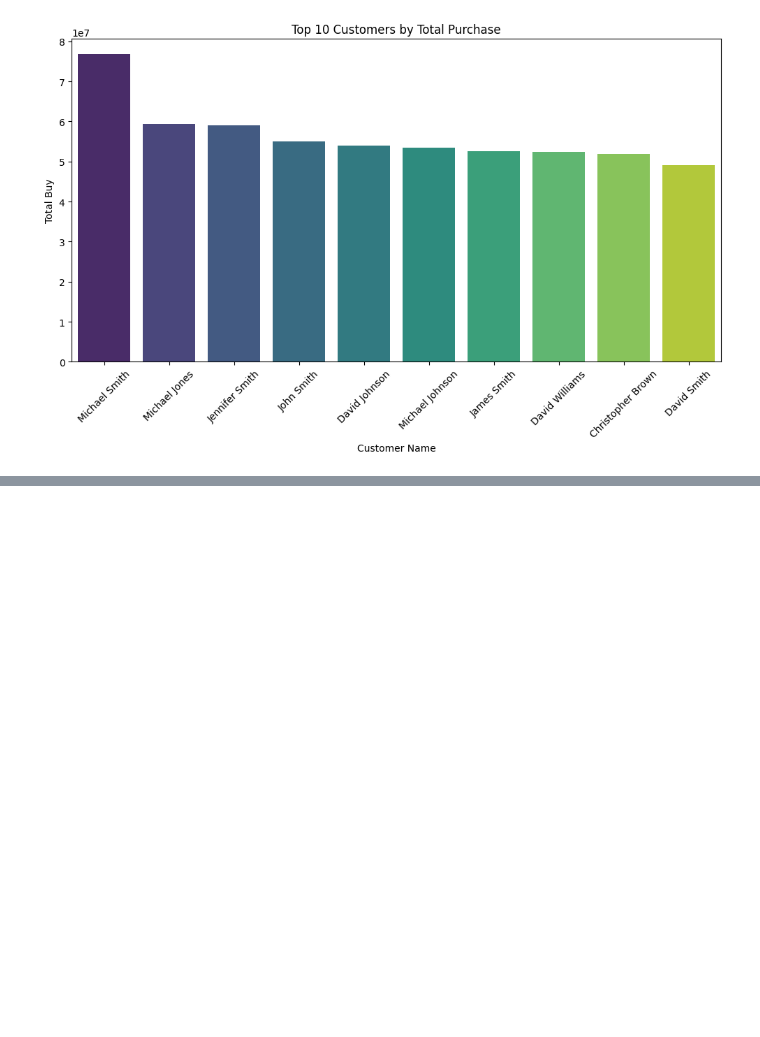
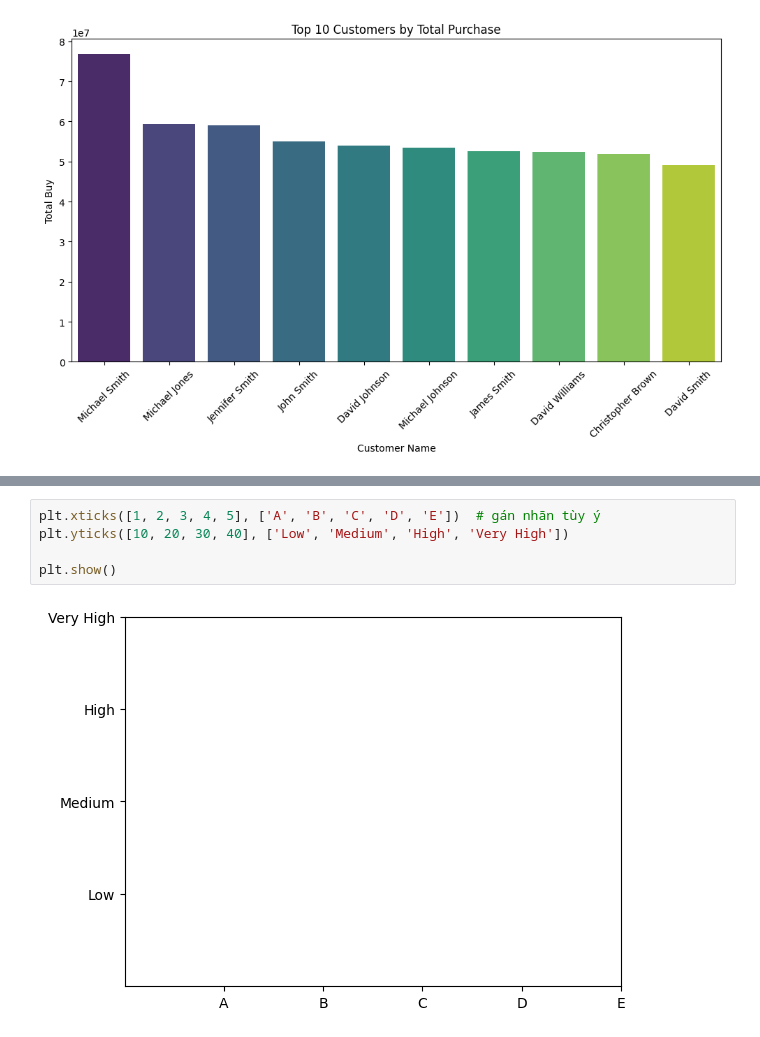
Before and after one commit to LinhBruh/Project_Big_Data, a Jupyter notebook: visualization_data/customer.ipynb, the cells around one changed output, grey strips where cells are left out. Drawn from its saved outputs; the diff is of its cells as text; blank space fills up the shorter version.

```diff
--- a/visualization_data/customer.ipynb
+++ b/visualization_data/customer.ipynb
@@ -132,0 +181,7 @@ Passing `palette` without assigning `hue` is deprecated and will be removed in v
+# %%
+plt.xticks([1, 2, 3, 4, 5], ['A', 'B', 'C', 'D', 'E'])  # gán nhãn tùy ý
+plt.yticks([10, 20, 30, 40], ['Low', 'Medium', 'High', 'Very High'])
+
+plt.show()
+# %% [output]
+[figure, added]
```
Also changed, not shown: parts of 7 cells of this notebook.
